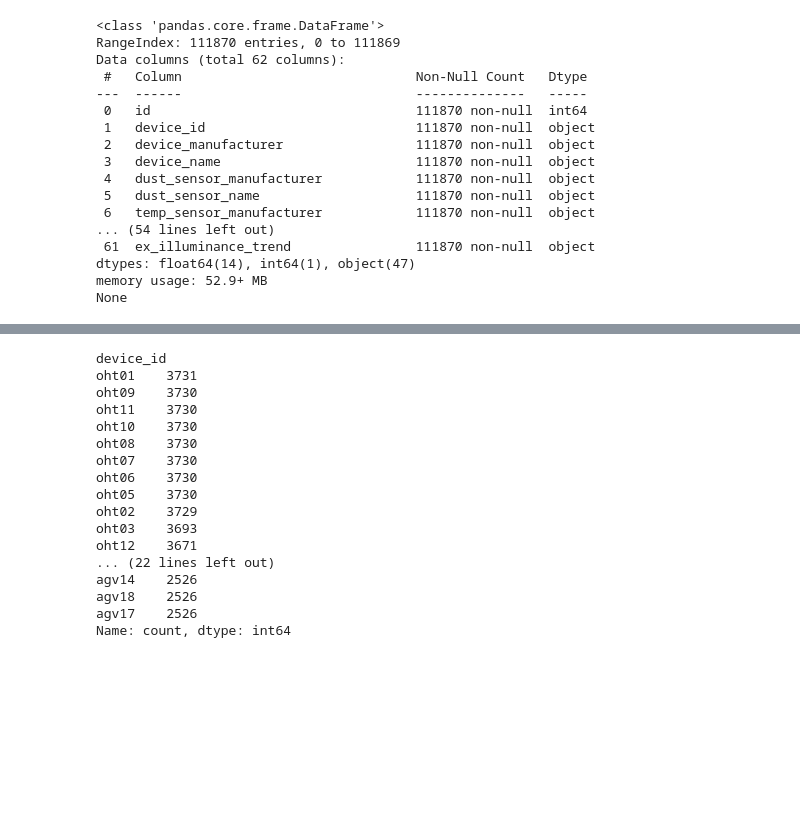
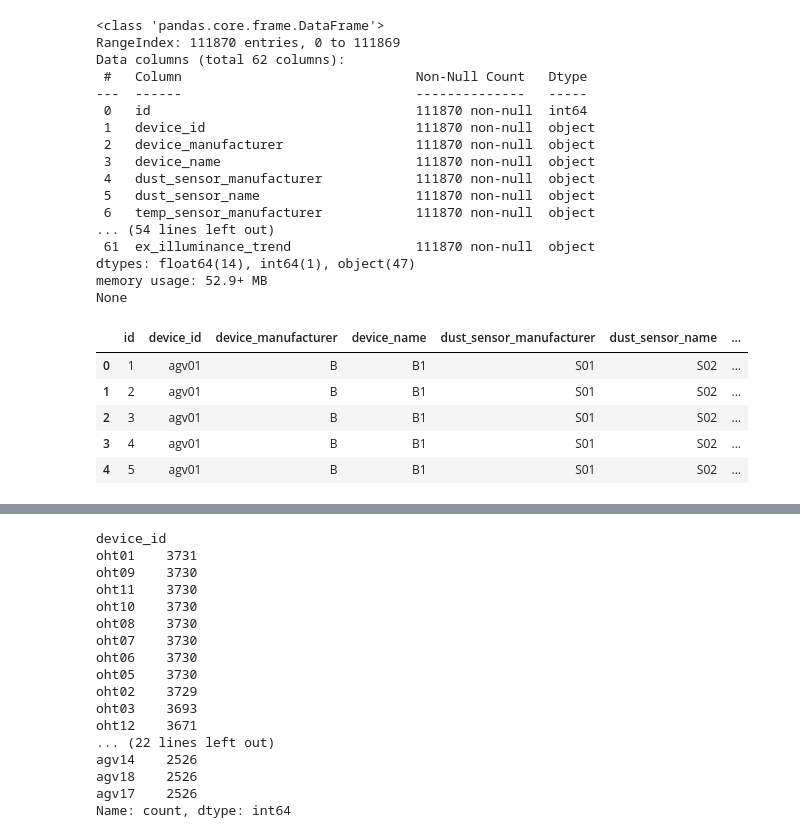
Before and after one commit to dltmdgus0220/Predictive-Maintenance-Dashboard, a Jupyter notebook: notebooks/EDA.ipynb, the cells around one changed output, grey strips where cells are left out. Drawn from its saved outputs; the diff is of its cells as text; code cells hidden in the pictures; blank space fills up the shorter version.

```diff
--- a/notebooks/EDA.ipynb
+++ b/notebooks/EDA.ipynb
@@ -34,3 +34,12 @@ Data columns (total 62 columns):
 dtypes: float64(14), int64(1), object(47)
 memory usage: 52.9+ MB
 None
+# %%
+df.head()
+# %% [output]
+|  | id | device_id | device_manufacturer | device_name | dust_sensor_manufacturer | dust_sensor_name | ... |
+| 0 | 1 | agv01 | B | B1 | S01 | S02 | ... |
+| 1 | 2 | agv01 | B | B1 | S01 | S02 | ... |
+| 2 | 3 | agv01 | B | B1 | S01 | S02 | ... |
+| 3 | 4 | agv01 | B | B1 | S01 | S02 | ... |
+| 4 | 5 | agv01 | B | B1 | S01 | S02 | ... |
```
Also changed, not shown: parts of 1 cell of this notebook, 2 other files.
